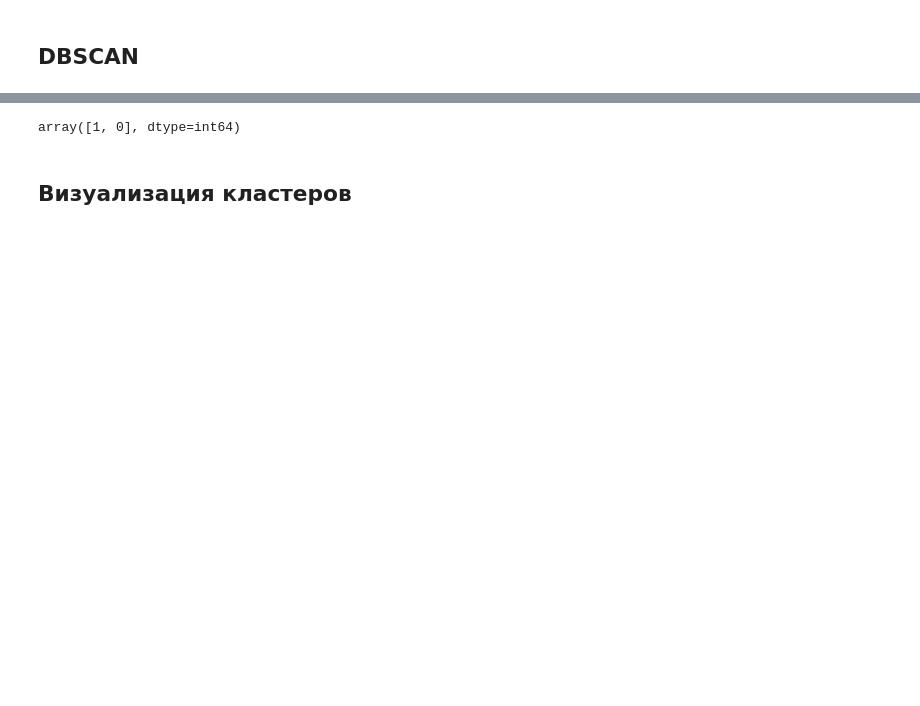
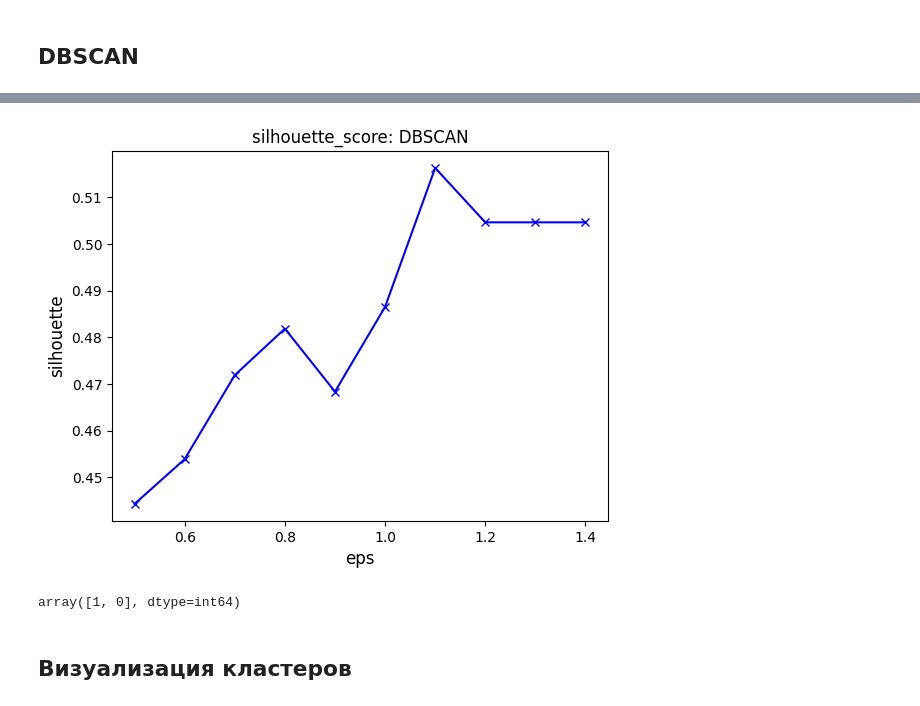
Before and after one commit to Eltralo/Mindbox, a Jupyter notebook: cs.ipynb, the cells around one changed output, grey strips where cells are left out. Saved outputs shown, nothing was run; the diff lists cells and outputs as text; code cells hidden in the pictures; blank space fills up the shorter version.

```diff
--- a/cs.ipynb
+++ b/cs.ipynb
@@ -564 +563,35 @@ plt.plot(list(scores.keys()),
+# %%
+import numpy as np
+import matplotlib.pyplot as plt
+from sklearn.cluster import DBSCAN
+from sklearn.metrics import silhouette_score
+
+scores = {}
+
+for i in np.arange(0.5, 2, 0.1):
+    model = DBSCAN(eps=i)
+    y = model.fit_predict(RFM_std)
+
+    # Проверяем количество уникальных меток
+    unique_labels = set(y)
+
+    if len(unique_labels) > 1:  # Убедимся, что есть более одного кластера
+        scores[i] = silhouette_score(RFM_std, y)
+    else:
+        scores[i] = None  # Или можно использовать np.nan для пропуска
+
+# Удаляем значения None из словаря scores
+scores = {k: v for k, v in scores.items() if v is not None}
+
+# Построение графика
+plt.xlabel("eps", fontsize=12)
+plt.ylabel("silhouette", fontsize=12)
+plt.title("silhouette_score: DBSCAN", fontsize=12)
+
+plt.plot(list(scores.keys()),
+         list(scores.values()),
+         'xb-')
+plt.show()
+# %% [output]
+[figure, added]
 # %%
```
Also changed, not shown: parts of 9 cells of this notebook, 1 other file.
